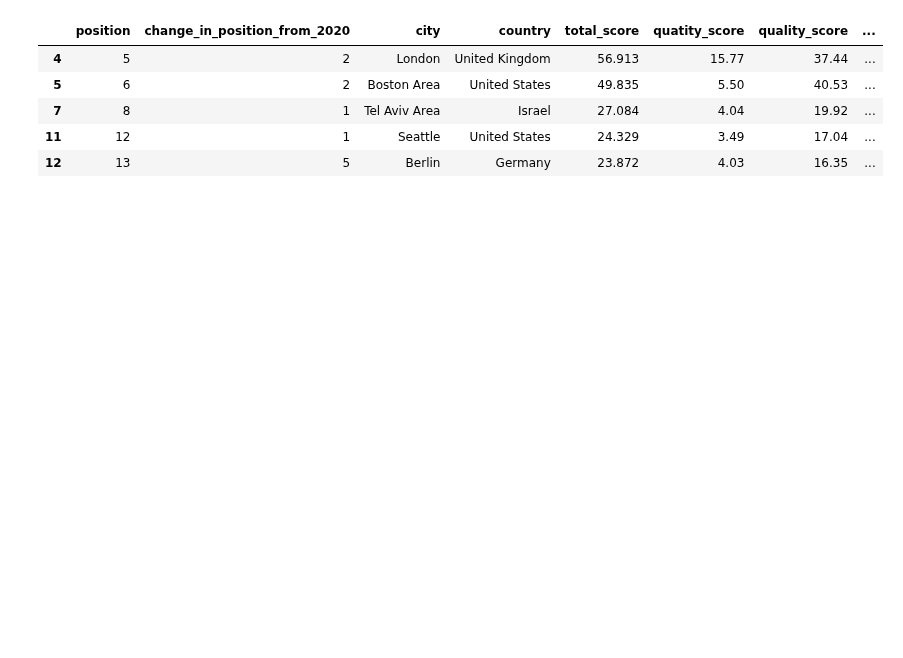
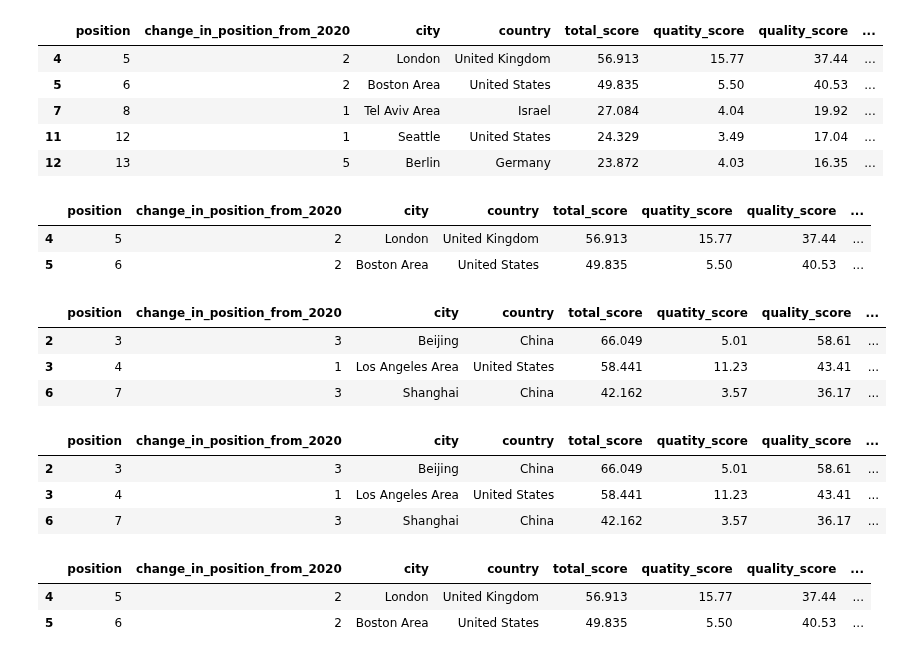
Before and after one commit to chandanabrdwj/100DaysOfML, a Jupyter notebook: best-cities-and-countries-for-startup.ipynb, the cells around one changed output. Drawn from its saved outputs; the diff is of its cells as text; code cells hidden in the pictures; blank space fills up the shorter version.

```diff
--- a/best-cities-and-countries-for-startup.ipynb
+++ b/best-cities-and-countries-for-startup.ipynb
@@ -219,3 +219,29 @@ df_city[(df_city.position > 0) & (df_city.position < 51) & (df_city.sign_of_chan
 | 7 | 8 | 1 | Tel Aviv Area | Israel | 27.084 | 4.04 | 19.92 | ... |
 | 11 | 12 | 1 | Seattle | United States | 24.329 | 3.49 | 17.04 | ... |
 | 12 | 13 | 5 | Berlin | Germany | 23.872 | 4.03 | 16.35 | ... |
+# %%
+df_city[(df_city.position > 0) & (df_city.position < 51) & (df_city.sign_of_change_in_position == '-') & (df_city.quality_score > 20) &  (df_city.total_score > 20)]
+# %% [output]
+|  | position | change_in_position_from_2020 | city | country | total_score | quatity_score | quality_score | ... |
+| 4 | 5 | 2 | London | United Kingdom | 56.913 | 15.77 | 37.44 | ... |
+| 5 | 6 | 2 | Boston Area | United States | 49.835 | 5.50 | 40.53 | ... |
+# %%
+df_city[(df_city.position > 0) & (df_city.position < 51) & (df_city.sign_of_change_in_position == '+') & (df_city.quality_score > 20) &  (df_city.total_score > 20)]
+# %% [output]
+|  | position | change_in_position_from_2020 | city | country | total_score | quatity_score | quality_score | ... |
+| 2 | 3 | 3 | Beijing | China | 66.049 | 5.01 | 58.61 | ... |
+| 3 | 4 | 1 | Los Angeles Area | United States | 58.441 | 11.23 | 43.41 | ... |
+| 6 | 7 | 3 | Shanghai | China | 42.162 | 3.57 | 36.17 | ... |
+# %%
+df_city[(df_city.position > 0) & (df_city.position < 51) & (df_city.sign_of_change_in_position == '+') & (df_city.quality_score > 20) &  (df_city.business_score > 2)]
+# %% [output]
+|  | position | change_in_position_from_2020 | city | country | total_score | quatity_score | quality_score | ... |
+| 2 | 3 | 3 | Beijing | China | 66.049 | 5.01 | 58.61 | ... |
+| 3 | 4 | 1 | Los Angeles Area | United States | 58.441 | 11.23 | 43.41 | ... |
+| 6 | 7 | 3 | Shanghai | China | 42.162 | 3.57 | 36.17 | ... |
+# %%
+df_city[(df_city.position > 0) & (df_city.position < 51) & (df_city.sign_of_change_in_position == '-') & (df_city.quality_score > 20) &  (df_city.business_score > 2)]
+# %% [output]
+|  | position | change_in_position_from_2020 | city | country | total_score | quatity_score | quality_score | ... |
+| 4 | 5 | 2 | London | United Kingdom | 56.913 | 15.77 | 37.44 | ... |
+| 5 | 6 | 2 | Boston Area | United States | 49.835 | 5.50 | 40.53 | ... |
```
Also changed, not shown: parts of 1 cell of this notebook.
